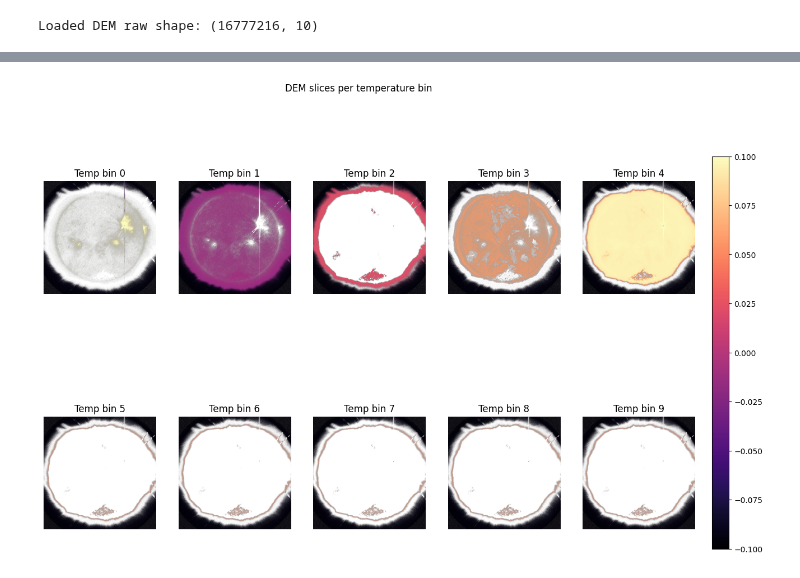
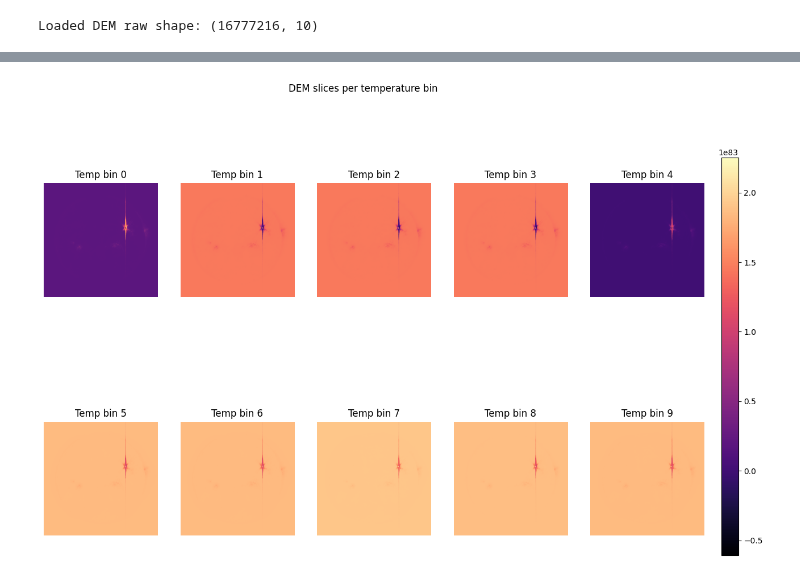
Before and after one commit to HorusXIV/HPCP_Assignment, a Jupyter notebook: Notebooks/Visualize_multiGPU.ipynb, the cells around one changed output, grey strips where cells are left out. Saved outputs shown, nothing was run; the diff lists cells and outputs as text; code cells hidden in the pictures.

```diff
--- a/Notebooks/Visualize_multiGPU.ipynb
+++ b/Notebooks/Visualize_multiGPU.ipynb
@@ -43,27 +43,27 @@ DEM: mean=41799730143164407089148860620059335330140665940522359588460167168.000
 # %%
 # Convenience vars
 H, W, T = dem.shape
 
 # Make subplot for each temperature bin (2x5)
 plt.figure(figsize=(15, 10))
 for t in range(T):
     plt.subplot(2, 5, t+1)
-    plt.imshow(np.log(dem[:, :, t] + 1e-3), cmap='magma')
+    plt.imshow(dem[:, :, t], cmap='magma')
     plt.title(f'Temp bin {t}')
     plt.axis('off')
 
 # Add 1 colorbar to plot underneath
 
 cbar_ax = plt.gcf().add_axes([0.92, 0.15, 0.02, 0.7])
-norm = plt.Normalize(vmin=np.log(dem.min() + 1e-3), vmax=np.log(dem.max() + 1e-3))
+norm = plt.Normalize(vmin=dem.min(), vmax=dem.max())
 sm = plt.cm.ScalarMappable(cmap='magma', norm=norm)
 sm.set_array([])
 plt.colorbar(sm, cax=cbar_ax)
 
 plt.suptitle('DEM slices per temperature bin')
 plt.show()
 # %% [output]
-[figure, old version]
+[figure, new version]
 # %%
 # subplots for summed and max bin
 summed = dem.sum(axis=2)
```
Also changed, not shown: parts of 2 cells of this notebook, 12 other files.
